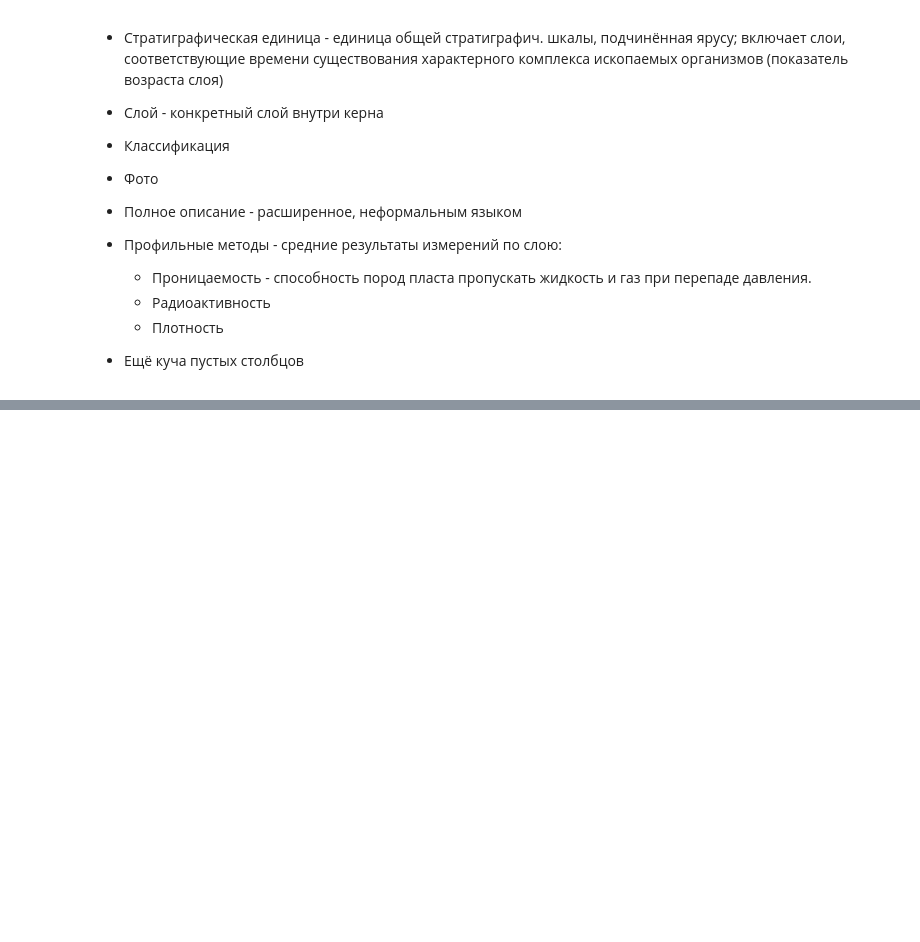
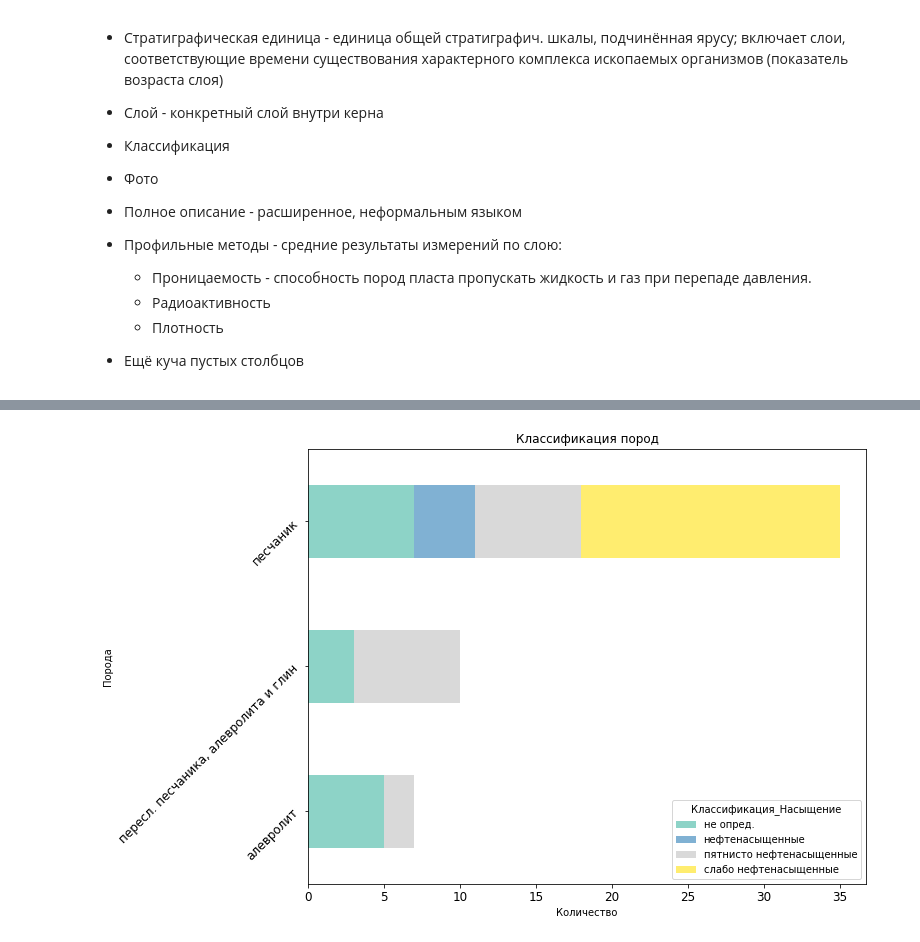
Before and after one commit to nuvard/kern_segmentation, a Jupyter notebook: EDA.ipynb, the cells around one changed output, grey strips where cells are left out. Saved outputs shown, nothing was run; the diff lists cells and outputs as text; code cells hidden in the pictures; blank space fills up the shorter version.

```diff
--- a/EDA.ipynb
+++ b/EDA.ipynb
@@ -122,0 +412,11 @@ d=60 мм) продольными секциями, с размером по д
+# %%
+ax = df.groupby(['Классификация_Порода', 'Классификация_Насыщение']).size()\
+.unstack().plot(colormap = 'Set3', kind='barh',stacked=True, figsize=(10, 8), legend=True, fontsize=12)
+plt.title('Классификация пород')
+plt.xlabel('Количество')
+plt.ylabel('Порода')
+plt.yticks(rotation = 45)
+
+plt.show()
+# %% [output]
+[figure, added]
```
Also changed, not shown: parts of 56 cells of this notebook.
